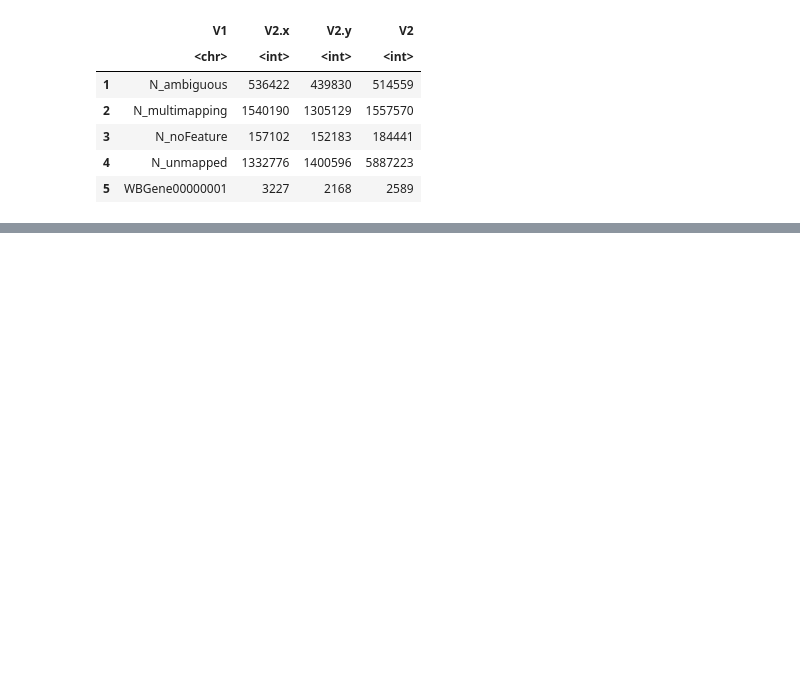
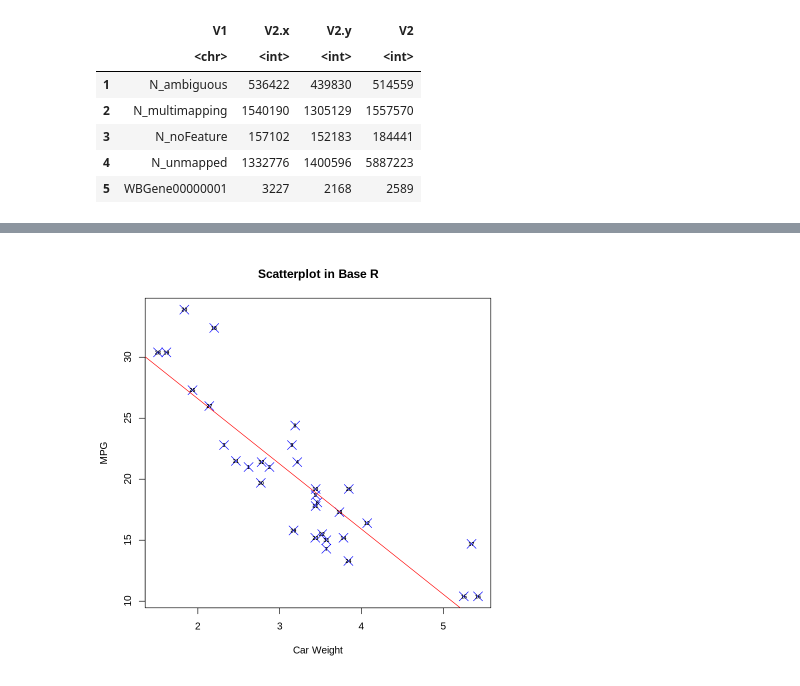
Before and after one commit to Bix4UMD/BIOI611_lab, a Jupyter notebook: docs/BIOI611_introR.ipynb, the cells around one changed output, grey strips where cells are left out. Drawn from its saved outputs; the diff is of its cells as text; code cells hidden in the pictures; blank space fills up the shorter version.

```diff
--- a/docs/BIOI611_introR.ipynb
+++ b/docs/BIOI611_introR.ipynb
@@ -317,0 +363,3 @@ A data.frame: 5 × 4
+# %%
+mtcars <- read.csv(csv_url)
+mtcars
@@ -317,0 +386,8 @@ A data.frame: 5 × 4
+# %%
+plot(mtcars$wt,mtcars$mpg, main="Scatterplot in Base R",
+   xlab="Car Weight", ylab="MPG",
+   pch=4, col = "blue", lwd=1, cex = 2)
+abline(lm(mtcars$mpg~mtcars$wt), col="red")
+text(mtcars$wt, mtcars$mpg, labels=rownames(mtcars), cex=0.5, font=2)
+# %% [output]
+[figure, added]
```
Also changed, not shown: parts of 16 cells of this notebook.
